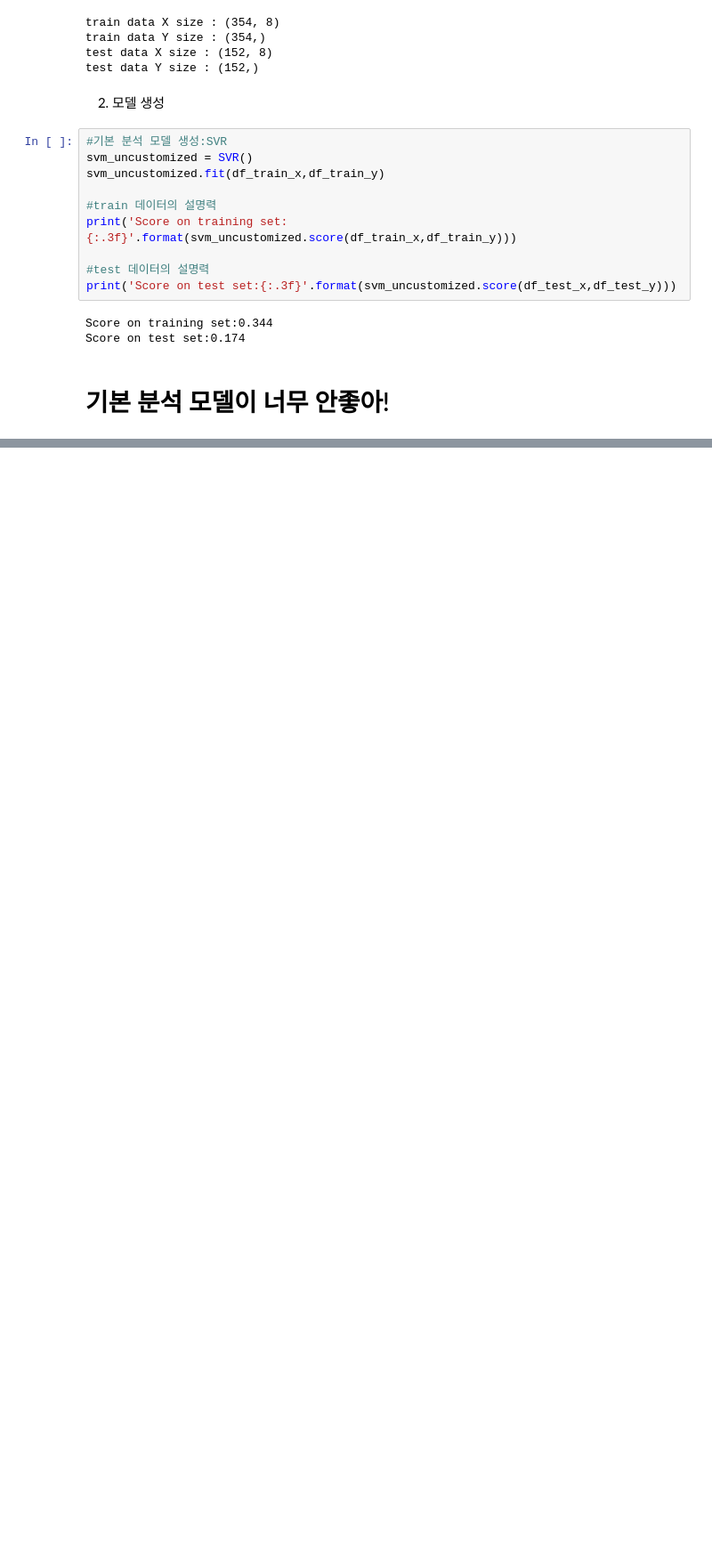
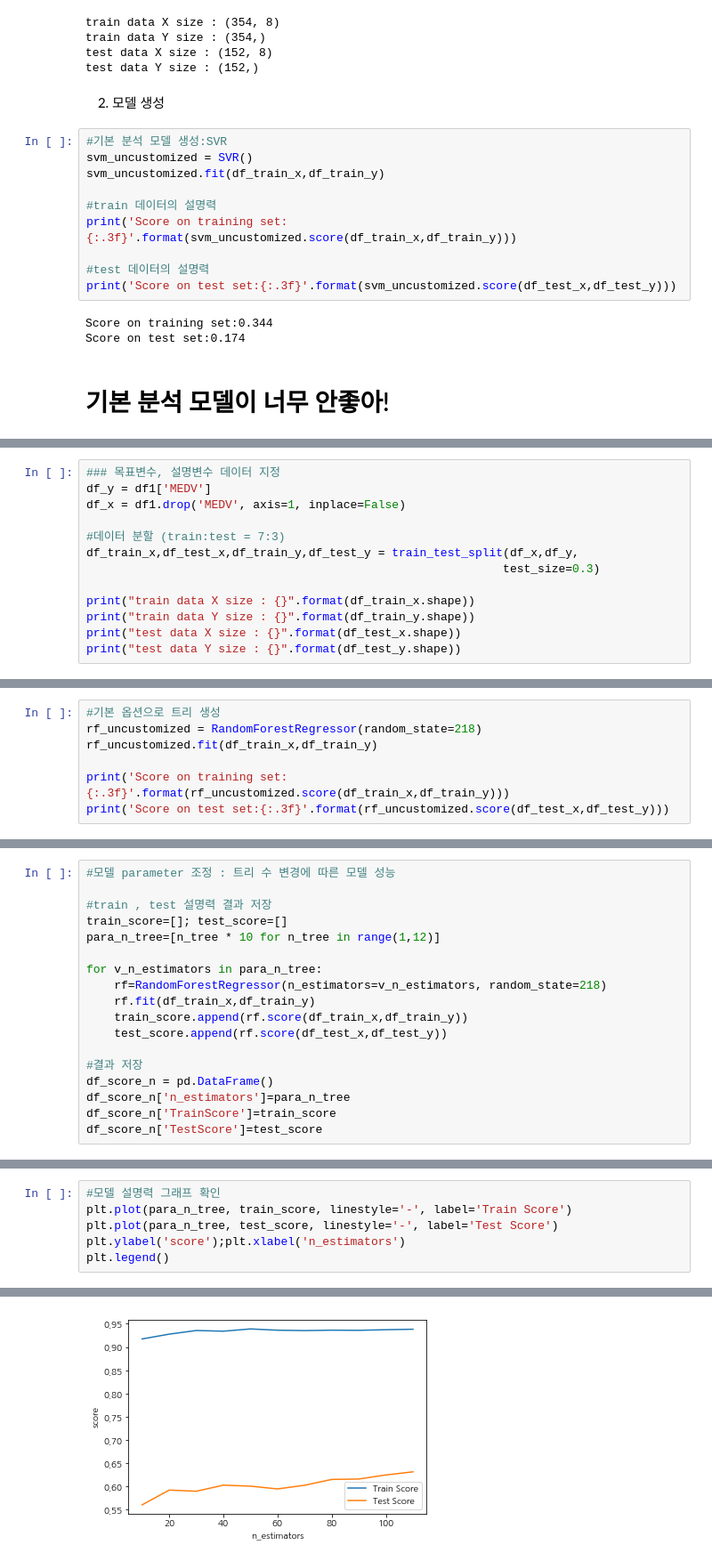
Before and after one commit to juseonjeong/pythonStudy_seon, a Jupyter notebook: py_study/Boston_Housing.ipynb, the cells around one changed output, grey strips where cells are left out. Shown at 89% size. Drawn from its saved outputs; the diff is of its cells as text; blank space fills up the shorter version.

```diff
--- a/py_study/Boston_Housing.ipynb
+++ b/py_study/Boston_Housing.ipynb
@@ -1620,0 +1759,13 @@ Score on test set:0.174
+# %%
+### 목표변수, 설명변수 데이터 지정
+df_y = df1['MEDV']
+df_x = df1.drop('MEDV', axis=1, inplace=False)
+
+#데이터 분할 (train:test = 7:3)
+df_train_x,df_test_x,df_train_y,df_test_y = train_test_split(df_x,df_y,
+                                                            test_size=0.3)
+
+print("train data X size : {}".format(df_train_x.shape))
+print("train data Y size : {}".format(df_train_y.shape))
+print("test data X size : {}".format(df_test_x.shape))
+print("test data Y size : {}".format(df_test_y.shape))
@@ -1620,0 +1777,7 @@ Score on test set:0.174
+# %%
+#기본 옵션으로 트리 생성
+rf_uncustomized = RandomForestRegressor(random_state=218)
+rf_uncustomized.fit(df_train_x,df_train_y)
+
+print('Score on training set:{:.3f}'.format(rf_uncustomized.score(df_train_x,df_train_y)))
+print('Score on test set:{:.3f}'.format(rf_uncustomized.score(df_test_x,df_test_y)))
@@ -1620,0 +1787,18 @@ Score on test set:0.174
+# %%
+#모델 parameter 조정 : 트리 수 변경에 따른 모델 성능
+
+#train , test 설명력 결과 저장
+train_score=[]; test_score=[]
+para_n_tree=[n_tree * 10 for n_tree in range(1,12)]
+
+for v_n_estimators in para_n_tree:
+    rf=RandomForestRegressor(n_estimators=v_n_estimators, random_state=218)
+    rf.fit(df_train_x,df_train_y)
+    train_score.append(rf.score(df_train_x,df_train_y))
+    test_score.append(rf.score(df_test_x,df_test_y))
+
+#결과 저장
+df_score_n = pd.DataFrame()
+df_score_n['n_estimators']=para_n_tree
+df_score_n['TrainScore']=train_score
+df_score_n['TestScore']=test_score
@@ -1620,0 +1821,7 @@ Score on test set:0.174
+# %%
+#모델 설명력 그래프 확인
+plt.plot(para_n_tree, train_score, linestyle='-', label='Train Score')
+plt.plot(para_n_tree, test_score, linestyle='-', label='Test Score')
+plt.ylabel('score');plt.xlabel('n_estimators')
+plt.legend()
+# %% [output]
@@ -1620,0 +1829 @@ Score on test set:0.174
+[figure, added]
```
Also changed, not shown: parts of 33 cells of this notebook.
